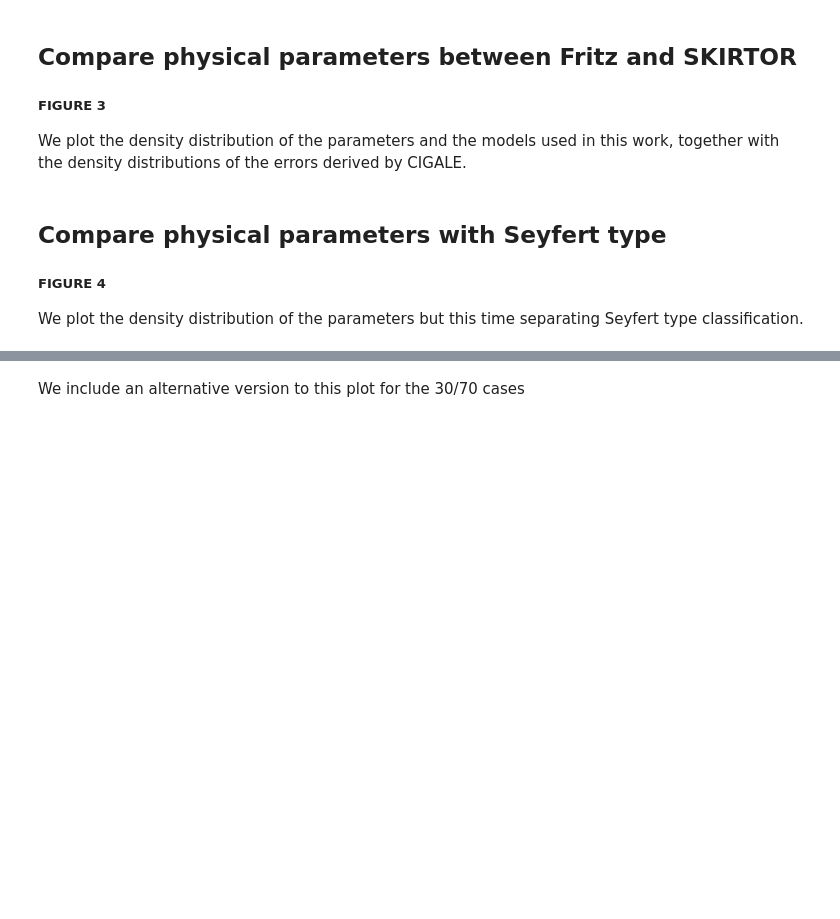
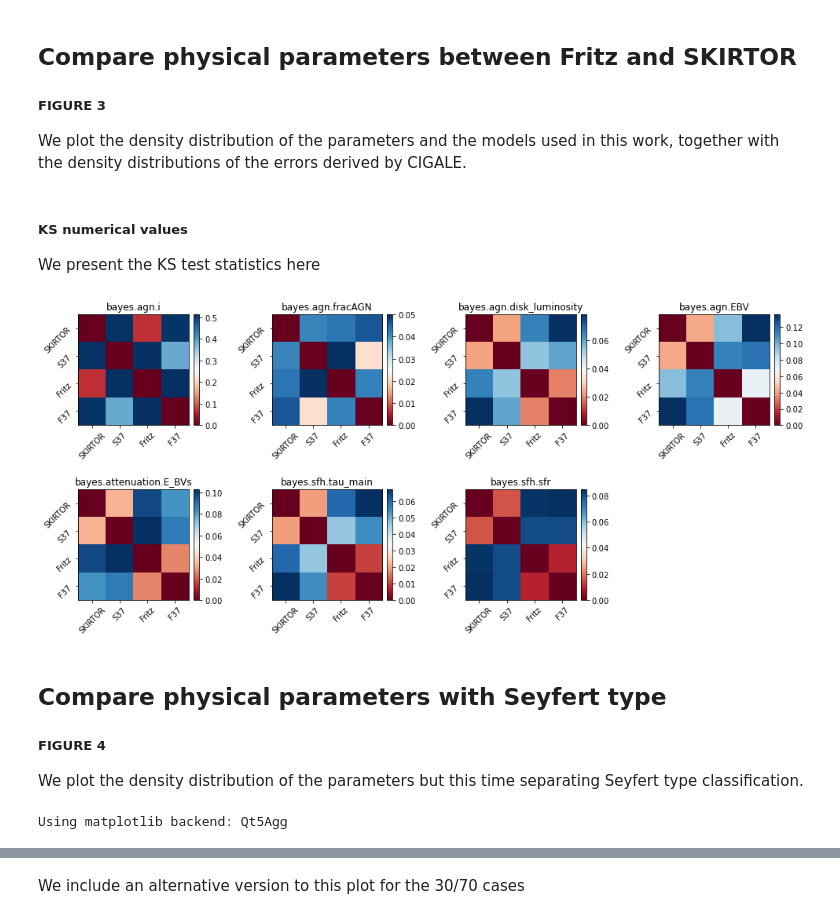
Before and after one commit to aframosp/AGNView, a Jupyter notebook: 11_Analysis_Plots.ipynb, the cells around one changed output, grey strips where cells are left out. Drawn from its saved outputs; the diff is of its cells as text; code cells hidden in the pictures; blank space fills up the shorter version.

Commit message:
Removing classification origin and adding KS statistics

```diff
--- a/11_Analysis_Plots.ipynb
+++ b/11_Analysis_Plots.ipynb
@@ -133,6 +135,35 @@ def ParamFigure(PandaTable, HueMod, Method='scott', Order=None):
         xlim(ParamRangeErr[iP])
         xticks(ParticksErr[iP])
     subplots_adjust(top=0.9, bottom=0.1, left=0.1, right=0.9, hspace=0.4, wspace=0)
+
+def MatrixKS(PandaTable, HueMod):
+    """Create a Matrix for the Pandas Tables with  he KS statistic and plot it."""
+    fig, ((ax1,ax2,ax3,ax4),(ax5,ax6,ax7,ax8)) = subplots(2,4, figsize=(16,8))
+    axs = [ax1, ax2, ax3, ax4, ax5, ax6, ax7]
+    for iP, Parm in enumerate(ParamCheck):
+        if len(HueMod)== 1:
+            Matr = np.empty(16)*np.nan
+            iterables = [ HueMod[0], HueMod[0] ]
+            for it,t in enumerate(itertools.product(*iterables)):
+                Matr[it]=ks_2samp(PandaTable.loc[[t[0]]][Parm],
+                                  PandaTable.loc[[t[1]]][Parm])[0]
+        if len(HueMod)>1:
+            Matr = np.empty(len(HueMod[1])**2)*np.nan
+            iterables = [ HueMod[1], HueMod[1] ]
+            for it,t in enumerate(itertools.product(*iterables)):
+                T0=t[0].split(' ')
+                T1=t[1].split(' ')
+                Matr[it]=ks_2samp(PandaTable.loc[T0[0]][PandaTable.loc[T0[0]][HueMod[0]] == T0[1]][Parm],
+                                  PandaTable.loc[T1[0]][PandaTable.loc[T1[0]][HueMod[0]] == T1[1]][Parm])[0]
+        Ms=axs[iP].imshow(Matr.reshape(len(iterables[0]),len(iterables[0])),cmap='RdBu')
+        axs[iP].set_title(Parm)
+        axs[iP].tick_params(axis='y', rotation=45)
+        axs[iP].tick_params(axis='x', rotation=45)
+        plt.colorbar(Ms,ax=axs[iP],fraction=0.046, pad=0.04)
+    ax8.set_visible(False)
+    plt.setp(axs, xticks=[0,1,2,3], xticklabels=iterables[0],
+             yticks=[0,1,2,3], yticklabels=iterables[0])
+    plt.subplots_adjust(wspace=0.6,hspace=0.05)
 # %% [markdown]
 ## Compare physical parameters between Fritz and SKIRTOR
 ##### FIGURE 3
@@ -156,11 +187,20 @@ with plt.style.context('seaborn-paper'):
                     right=0.9, hspace=0.6, wspace=0)
     savefig('Figures/F3.pdf', dpi=300, bbox_inches='tight')  # For Paper
 #     savefig('Talk_Figures/F3.png',dpi=300,bbox_inches = 'tight') ## For Presentation
+# %% [markdown]
+##### KS numerical values
+We present the KS test statistics here
+# %%
+%matplotlib inline
+MatrixKS(SFPandas,[['SKIRTOR', 'S37', 'Fritz', 'F37']])
+# %% [output]
+[figure, added]
 # %% [markdown]
 ## Compare physical parameters with Seyfert type
 ##### FIGURE 4
 We plot the density distribution of the parameters but this time separating Seyfert type classification.
 # %%
+%matplotlib
 # with plt.style.context('seaborn-talk'):
 with plt.style.context('seaborn-paper'):
     plt.rcParams.update({'font.size': 12})
@@ -169,12 +209,14 @@ with plt.style.context('seaborn-paper'):
     plt.rcParams.update({'ytick.labelsize': 10})
     plt.rcParams.update({'xtick.labelsize': 10})
     figure(figsize=(14.06, 3.77))
-    Selc5_1 = np.logical_and(
-        SFPandas['otype_txt'] == 'Sy1', SFPandas['Sp'] == 'S1')
-    Selc5_2 = np.logical_and(
-        SFPandas['otype_txt'] == 'Sy2', SFPandas['Sp'] == 'S2')
+    Selc5_1 = np.logical_or(np.logical_and(SFPandas['otype_txt'] == 'Sy1',
+                                           SFPandas['Sp'] == 'S1'),
+                            np.logical_and(SFPandas['otype_txt'] == 'Sy1',
+                                           SFPandas['Sp'] == 'S1n'))
+    Selc5_2 = np.logical_and(SFPandas['otype_txt'] == 'Sy2',
+                             SFPandas['Sp'] == 'S2')
     Selc5 = np.logical_or(Selc5_1, Selc5_2)
-    ParamFigure(SFPandas[Selc5], ['Sp', ['SKIRTOR', 'Fritz']])
+    ParamFigure(SFPandas[Selc5], ['otype_txt', ['SKIRTOR', 'Fritz']])
     S1Cl = mlines.Line2D([], [], color='C0', label='S1_SK')
     S2Cl = mlines.Line2D([], [], color='C1', label='S2_SK')
     S1Sm = mlines.Line2D([], [], color='C0', label='S1_Fr', ls='--')
@@ -184,3 +226,5 @@ with plt.style.context('seaborn-paper'):
                     right=0.9, hspace=0.6, wspace=0)
     savefig('Figures/F4.pdf',dpi=300,bbox_inches = 'tight')
 #     savefig('Talk_Figures/F4.png', dpi=300, bbox_inches='tight')  # For Presentation
+# %% [output]
+Using matplotlib backend: Qt5Agg
```
Also changed, not shown: parts of 19 cells of this notebook, 2 other files.
